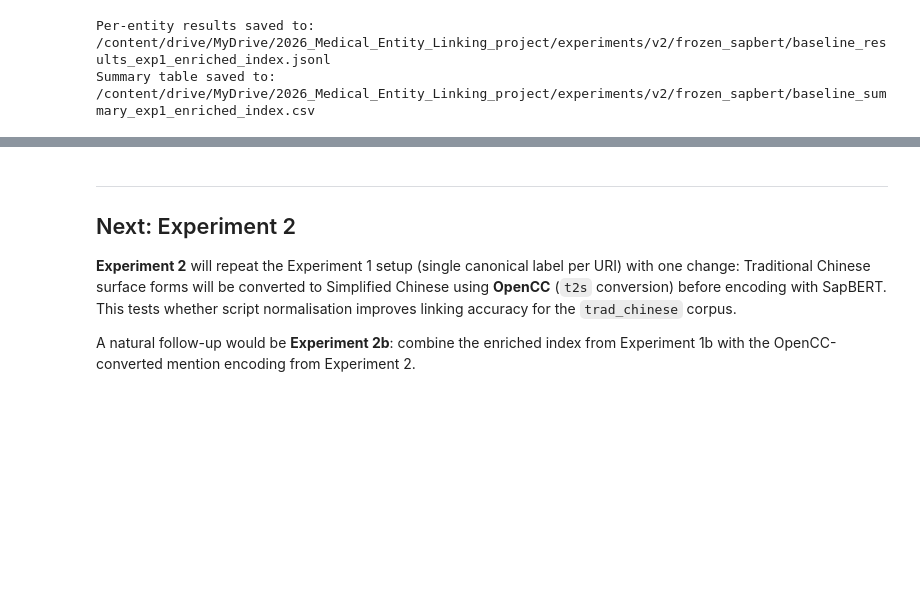
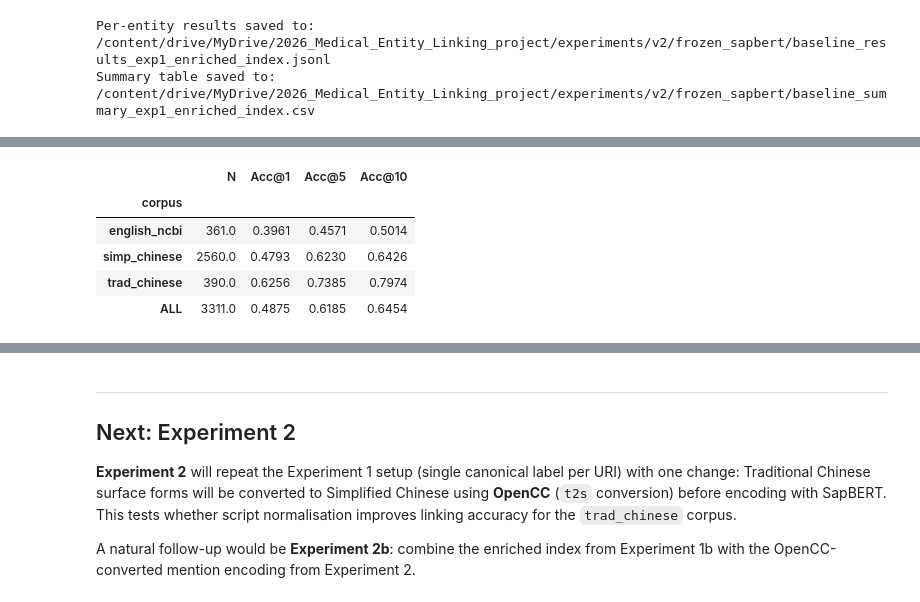
Before and after one commit to weichenzhao1997/COSI124a_Project_cross_language_entity_linking, a Jupyter notebook: experiments/frozen_sapbert/frozen_sapbert_baseline_enriched_index.ipynb, the cells around one changed output, grey strips where cells are left out. Saved outputs shown, nothing was run; the diff lists cells and outputs as text; code cells hidden in the pictures; blank space fills up the shorter version.

```diff
--- a/experiments/frozen_sapbert/frozen_sapbert_baseline_enriched_index.ipynb
+++ b/experiments/frozen_sapbert/frozen_sapbert_baseline_enriched_index.ipynb
@@ -418,0 +428,15 @@ Summary table saved to:      /content/drive/MyDrive/2026_Medical_Entity_Linking_
+# %%
+TEST_DATA_PATH = os.path.join(
+    REPO_ROOT,
+    "data/no_translation/combined_disease_corpus_test_with_cuis_icd11_cleaned.jsonl"
+)
+
+TEST_RESULTS_JSONL = os.path.join(OUTPUT_DIR, "test_results_exp1b_enriched_index.jsonl")
+TEST_SUMMARY_CSV   = os.path.join(OUTPUT_DIR, "test_summary_exp1b_enriched_index.csv")
+
+assert os.path.exists(TEST_DATA_PATH), (
+    f"Test file not found: {TEST_DATA_PATH}\n"
+    "Check that REPO_ROOT is set correctly and the file exists in Google Drive."
+)
+print(f"Test data path: {TEST_DATA_PATH}")
+print(f"Test data path: {TEST_RESULTS_JSONL}")
@@ -418,0 +555,9 @@ Summary table saved to:      /content/drive/MyDrive/2026_Medical_Entity_Linking_
+# %%
+test_summary_df
+# %% [output]
+|  | N | Acc@1 | Acc@5 | Acc@10 |
+| corpus |  |  |  |  |
+| english_ncbi | 361.0 | 0.3961 | 0.4571 | 0.5014 |
+| simp_chinese | 2560.0 | 0.4793 | 0.6230 | 0.6426 |
+| trad_chinese | 390.0 | 0.6256 | 0.7385 | 0.7974 |
+| ALL | 3311.0 | 0.4875 | 0.6185 | 0.6454 |
```
Also changed, not shown: parts of 11 cells of this notebook.
